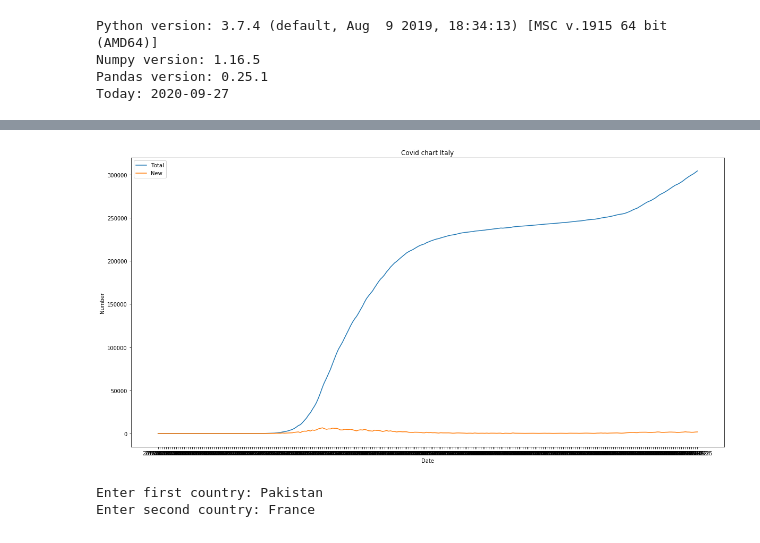
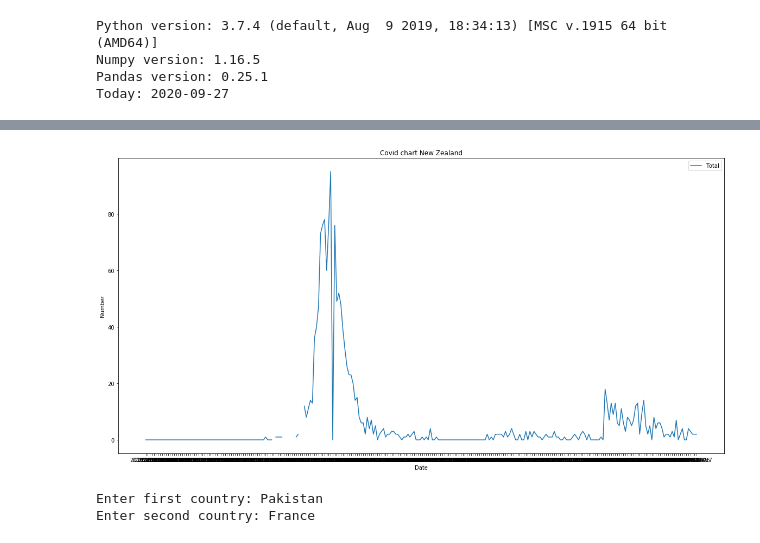
Before and after one commit to BirendraRokaha/Learn2020, a Jupyter notebook: Data Analysis and Visualization/COVID/COVID_Data.ipynb, the cells around one changed output, grey strips where cells are left out. Cells and saved outputs as stored; diff of their text form; code cells hidden in the pictures.

Commit message:
More Visualations and Functions and Updated Dataset

```diff
--- a/Data Analysis and Visualization/COVID/COVID_Data.ipynb
+++ b/Data Analysis and Visualization/COVID/COVID_Data.ipynb
@@ -44,28 +44,28 @@ ind = data_file[data_file.location == 'India']
 # %%
 
 #Plot Graph for a Country
 
 
 def plotcoutry(name):
     c_name = data_file[data_file.location == name]
 
     plt.figure(figsize=(20,10))
     # Getting the data to plot
 
-    plt.plot(c_name.date,c_name.total_cases)
+#     plt.plot(c_name.date,c_name.total_cases)
     plt.plot(c_name.date,c_name.new_cases)
 
     # labelling
     plt.title(f"Covid chart {name}")
     plt.xlabel("Date")
     plt.ylabel("Number")
     plt.legend(['Total','New'])
     # Display
     plt.show()
 
-plotcoutry('Italy')
+plotcoutry('New Zealand')
 # %% [output]
-[figure, old version]
+[figure, new version]
 # %%
 # Compare Total cases of Two countries
 
```
Also changed, not shown: parts of 1 cell of this notebook, 2 other files.
